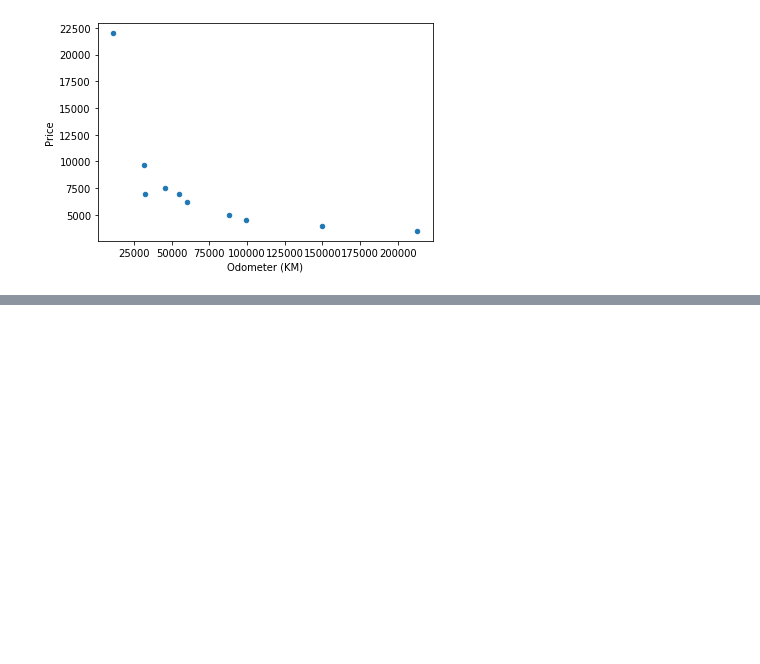
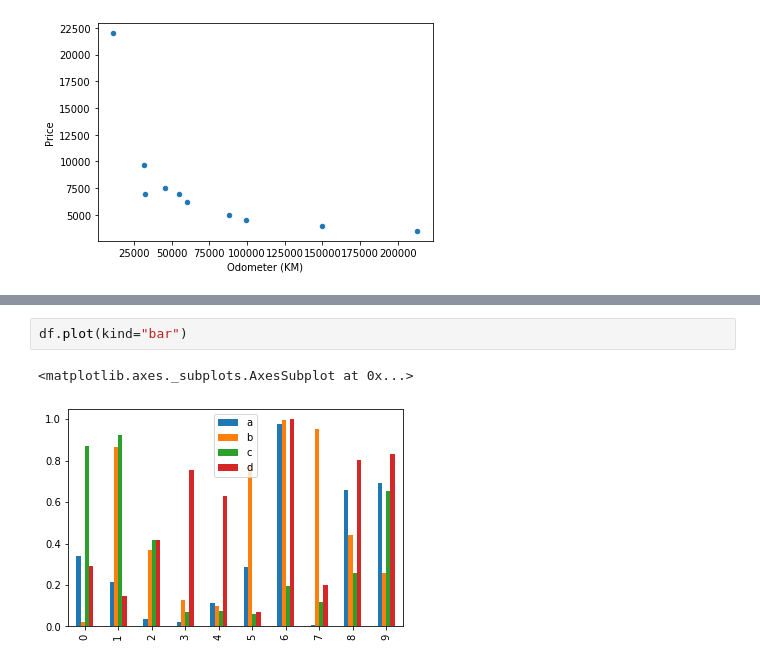
Before and after one commit to josecesparza/data-science-practices, a Jupyter notebook: Introduction to Matplotlib.ipynb, the cells around one changed output, grey strips where cells are left out. Cells and saved outputs as stored; diff of their text form; blank space fills up the shorter version.

```diff
--- a/Introduction to Matplotlib.ipynb
+++ b/Introduction to Matplotlib.ipynb
@@ -277,0 +301,5 @@ car_sales.plot(x="Odometer (KM)",
+# %%
+df.plot(kind="bar")
+# %% [output]
+<matplotlib.axes._subplots.AxesSubplot at 0x...>
+[figure, added]
```
Also changed, not shown: parts of 17 cells of this notebook.
